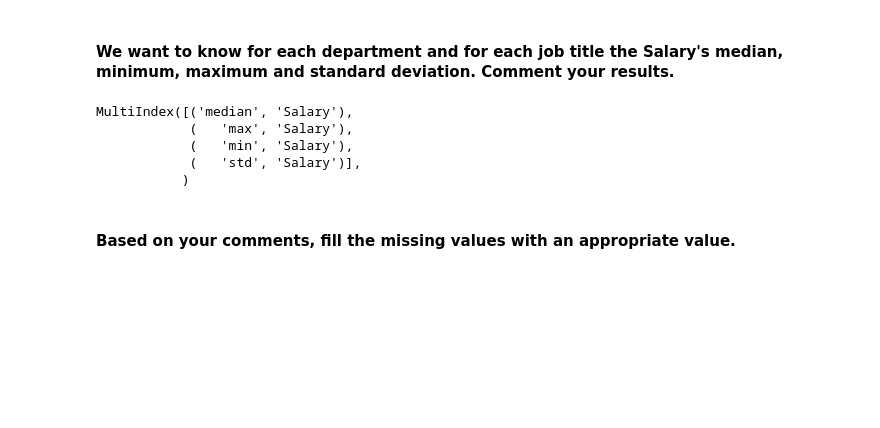
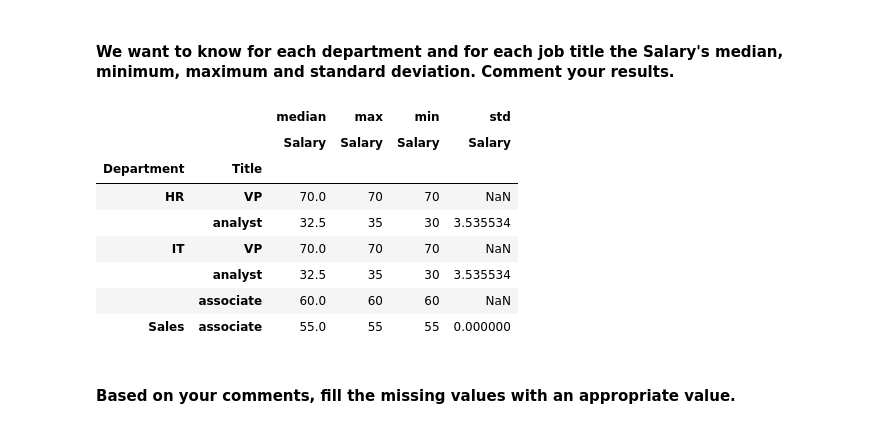
Before and after one commit to elifcyildirim/lab-pivot-table-and-correlation, a Jupyter notebook: your_code/main.ipynb, the cells around one changed output. Cells and saved outputs as stored; diff of their text form; code cells hidden in the pictures; blank space fills up the shorter version.

Commit message:
salary statistics table is made visible now

```diff
--- a/your_code/main.ipynb
+++ b/your_code/main.ipynb
@@ -112,17 +112,22 @@ employeepivottable.head()
 # %%
 # your answer here
 
 employee_ptable=employee.pivot_table(index= ['Department','Title'], values = ['Salary'], aggfunc = ['median','max', 'min', 'std'])
 
 employee_ptable
 #There are variations of salary between the employees working under the same title in the same departments.
-employee_ptable.columns
+
+#employee_ptable.columns
 # %% [output]
-MultiIndex([('median', 'Salary'),
-            (   'max', 'Salary'),
-            (   'min', 'Salary'),
-            (   'std', 'Salary')],
-           )
+|  |  | median | max | min | std |
+|  |  | Salary | Salary | Salary | Salary |
+| Department | Title |  |  |  |  |
+| HR | VP | 70.0 | 70 | 70 | NaN |
+|  | analyst | 32.5 | 35 | 30 | 3.535534 |
+| IT | VP | 70.0 | 70 | 70 | NaN |
+|  | analyst | 32.5 | 35 | 30 | 3.535534 |
+|  | associate | 60.0 | 60 | 60 | NaN |
+| Sales | associate | 55.0 | 55 | 55 | 0.000000 |
 # %% [markdown]
 #### Based on your comments, fill the missing values with an appropriate value.
 # %%
```
